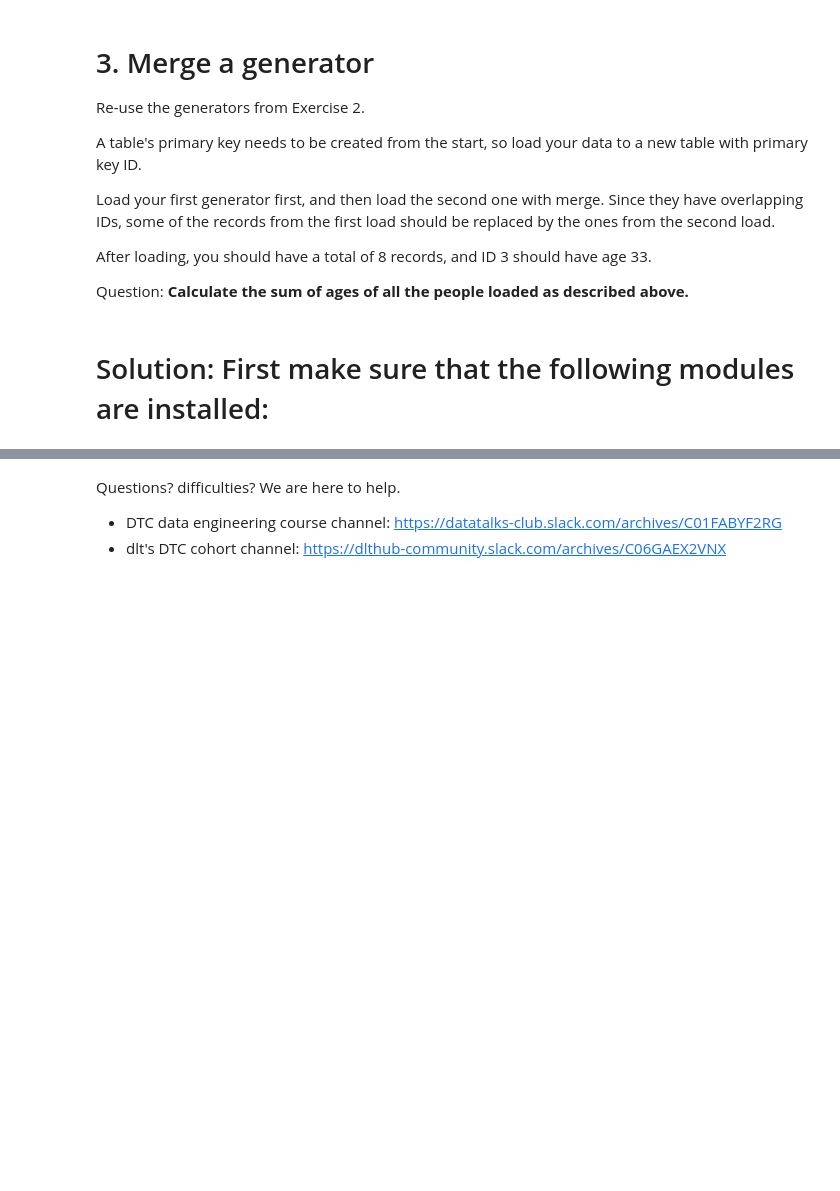
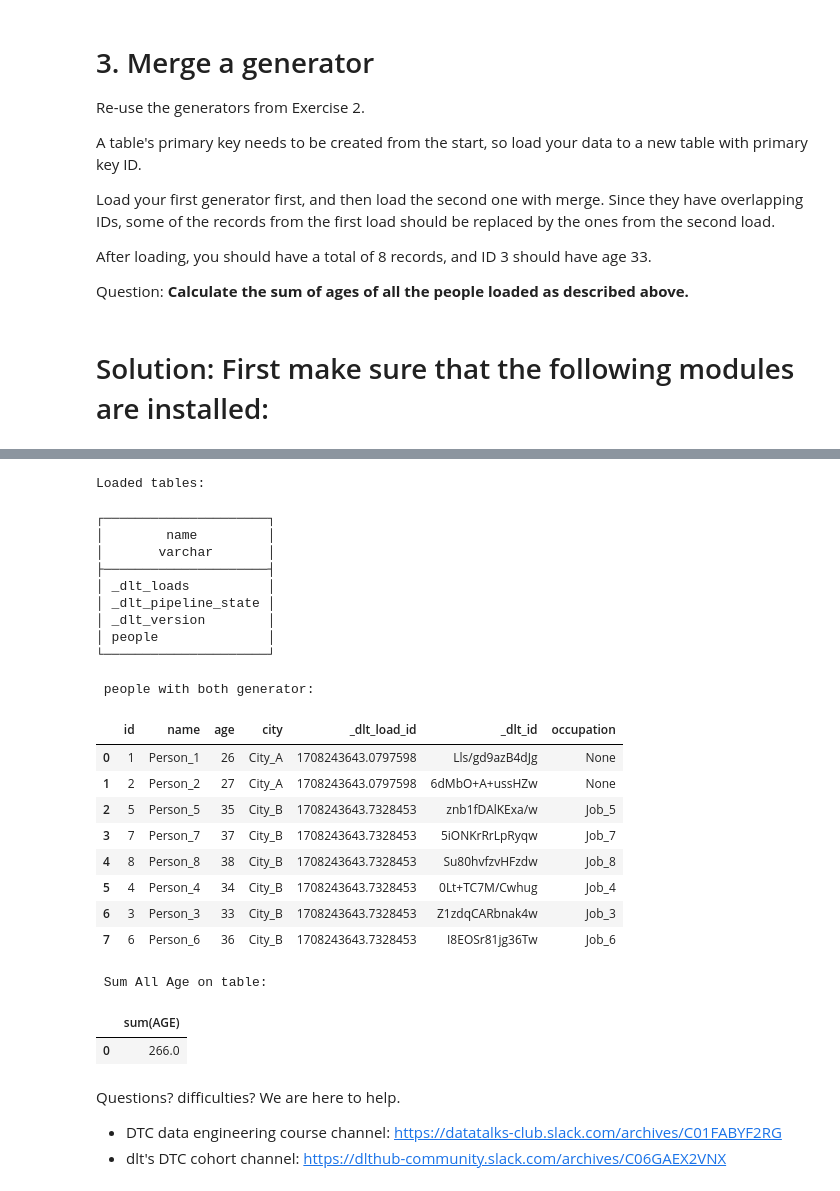
Before and after one commit to jadugd/Jadug_ZoomCamp2024, a Jupyter notebook: workshop/data_ingestion/Homework_data_talks_club_data_extraction_and_ingestion.ipynb, the cells around one changed output, grey strips where cells are left out. Saved outputs shown, nothing was run; the diff lists cells and outputs as text; code cells hidden in the pictures; blank space fills up the shorter version.

```diff
--- a/workshop/data_ingestion/Homework_data_talks_club_data_extraction_and_ingestion.ipynb
+++ b/workshop/data_ingestion/Homework_data_talks_club_data_extraction_and_ingestion.ipynb
@@ -104,3 +210,63 @@ Question: **Calculate the sum of ages of all the people loaded as described abov
+# %%
+# Question 4
+import dlt
+import duckdb
+
+# create pipeline that load to duckdb
+people_pipeline = dlt.pipeline(destination='duckdb', dataset_name='peoples_data')
+
+# run the pipeline for first generators
+info = people_pipeline.run(people_1(),
+                           table_name='people',
+                           write_disposition="replace",
+                           primary_key='ID')
+
+# merge second generator to the table
+info = people_pipeline.run(people_2(),
+                           table_name='people',
+                           write_disposition="merge",
+                           primary_key='ID')
+
+# show the outcome
+
+conn = duckdb.connect(f"{people_pipeline.pipeline_name}.duckdb")
+
+# let's see the tables
+conn.sql(f"SET search_path = '{people_pipeline.dataset_name}'")
+print('Loaded tables: ')
+display(conn.sql("show tables"))
+
+print("\n\n\n people with both generator:")
+all_peoples = conn.sql("SELECT * FROM people").df()
+display(all_peoples)
+
+print("\n\n\n Sum All Age on table:")
+sum_all = conn.sql("SELECT SUM(AGE) FROM people").df()
+display(sum_all)
+# %% [output]
+Loaded tables:
+┌─────────────────────┐
+│        name         │
+│       varchar       │
+├─────────────────────┤
+│ _dlt_loads          │
+│ _dlt_pipeline_state │
+│ _dlt_version        │
+│ people              │
+└─────────────────────┘
+ people with both generator:
+|  | id | name | age | city | _dlt_load_id | _dlt_id | occupation |
+| 0 | 1 | Person_1 | 26 | City_A | 1708243643.0797598 | Lls/gd9azB4dJg | None |
+| 1 | 2 | Person_2 | 27 | City_A | 1708243643.0797598 | 6dMbO+A+ussHZw | None |
+| 2 | 5 | Person_5 | 35 | City_B | 1708243643.7328453 | znb1fDAlKExa/w | Job_5 |
+| 3 | 7 | Person_7 | 37 | City_B | 1708243643.7328453 | 5iONKrRrLpRyqw | Job_7 |
+| 4 | 8 | Person_8 | 38 | City_B | 1708243643.7328453 | Su80hvfzvHFzdw | Job_8 |
+| 5 | 4 | Person_4 | 34 | City_B | 1708243643.7328453 | 0Lt+TC7M/Cwhug | Job_4 |
+| 6 | 3 | Person_3 | 33 | City_B | 1708243643.7328453 | Z1zdqCARbnak4w | Job_3 |
+| 7 | 6 | Person_6 | 36 | City_B | 1708243643.7328453 | I8EOSr81jg36Tw | Job_6 |
+ Sum All Age on table:
+|  | sum(AGE) |
+| 0 | 266.0 |
 # %% [markdown]
 Questions? difficulties? We are here to help.
 - DTC data engineering course channel: https://datatalks-club.slack.com/archives/C01FABYF2RG
```
Also changed, not shown: parts of 3 cells of this notebook.
